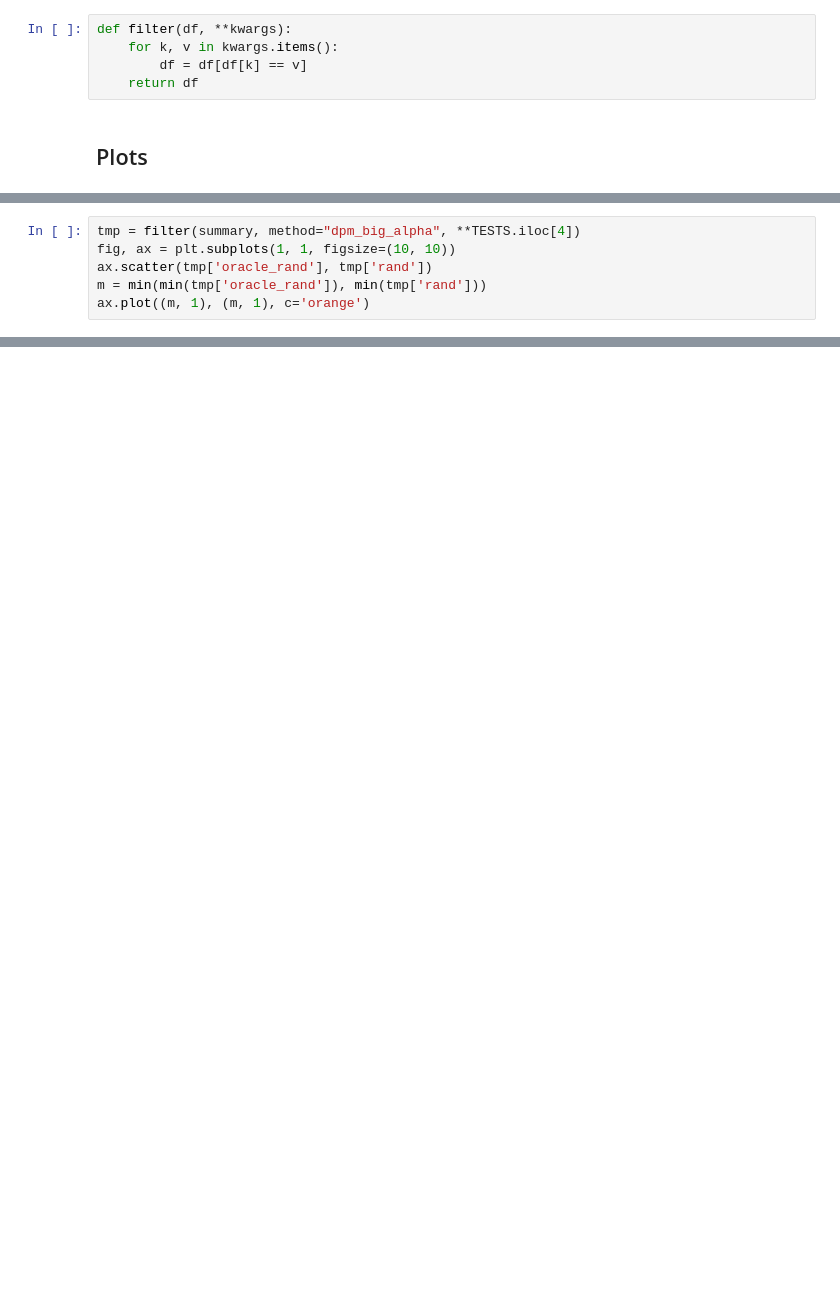
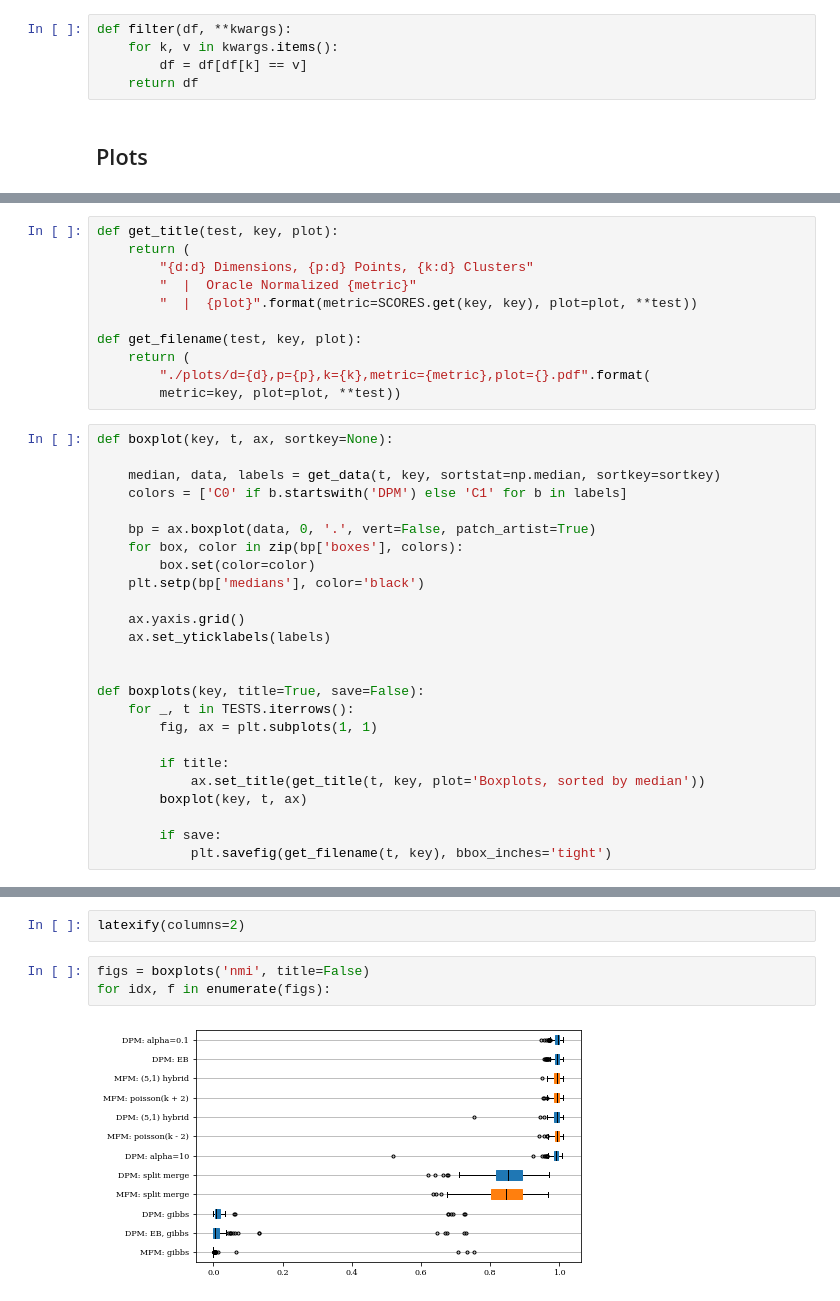
Before and after one commit to thetianshuhuang/bmcc_sim, a Jupyter notebook: explore.ipynb, the cells around one changed output, grey strips where cells are left out. Drawn from its saved outputs; the diff is of its cells as text; blank space fills up the shorter version.

Commit message:
Added plot generation code for latex

```diff
--- a/explore.ipynb
+++ b/explore.ipynb
@@ -161,6 +133,0 @@ for i in range(5):
-# %%
-tmp = filter(summary, method="dpm_big_alpha", **TESTS.iloc[4])
-fig, ax = plt.subplots(1, 1, figsize=(10, 10))
-ax.scatter(tmp['oracle_rand'], tmp['rand'])
-m = min(min(tmp['oracle_rand']), min(tmp['rand']))
-ax.plot((m, 1), (m, 1), c='orange')
@@ -169,0 +148,36 @@ df[df['nmi'] == 0]
+# %%
+def get_title(test, key, plot):
+    return (
+        "{d:d} Dimensions, {p:d} Points, {k:d} Clusters"
+        "  |  Oracle Normalized {metric}"
+        "  |  {plot}".format(metric=SCORES.get(key, key), plot=plot, **test))
+
+def get_filename(test, key, plot):
+    return (
+        "./plots/d={d},p={p},k={k},metric={metric},plot={}.pdf".format(
+        metric=key, plot=plot, **test))
+# %%
+def boxplot(key, t, ax, sortkey=None):
+
+    median, data, labels = get_data(t, key, sortstat=np.median, sortkey=sortkey)
+    colors = ['C0' if b.startswith('DPM') else 'C1' for b in labels]
+
+    bp = ax.boxplot(data, 0, '.', vert=False, patch_artist=True)
+    for box, color in zip(bp['boxes'], colors):
+        box.set(color=color)
+    plt.setp(bp['medians'], color='black')
+
+    ax.yaxis.grid()
+    ax.set_yticklabels(labels)
+
+
+def boxplots(key, title=True, save=False):
+    for _, t in TESTS.iterrows():
+        fig, ax = plt.subplots(1, 1)
+
+        if title:
+            ax.set_title(get_title(t, key, plot='Boxplots, sorted by median'))
+        boxplot(key, t, ax)
+
+        if save:
+            plt.savefig(get_filename(t, key), bbox_inches='tight')
@@ -169,0 +300,7 @@ df[df['nmi'] == 0]
+# %%
+latexify(columns=2)
+# %%
+figs = boxplots('nmi', title=False)
+for idx, f in enumerate(figs):
+# %% [output]
+[figure, added]
```
Also changed, not shown: parts of 14 cells of this notebook, 1 other file.
